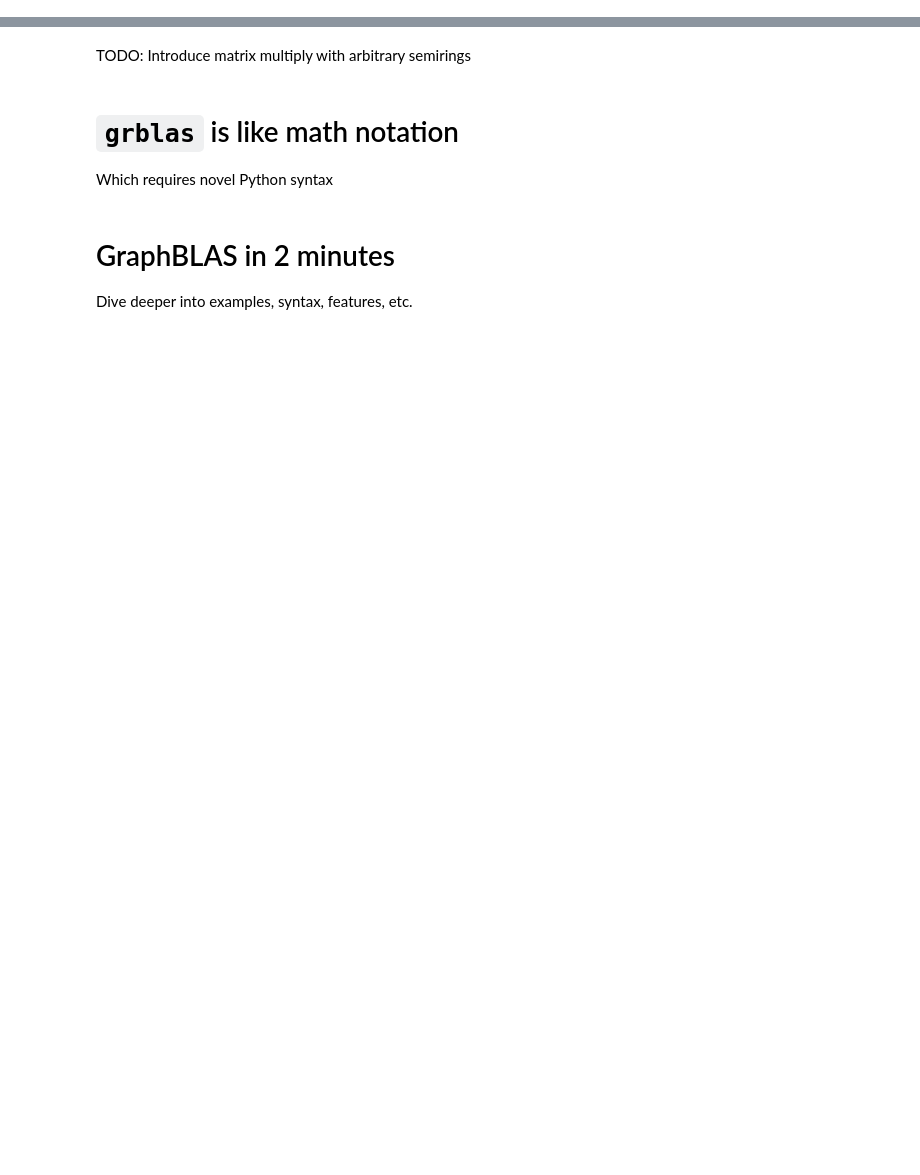
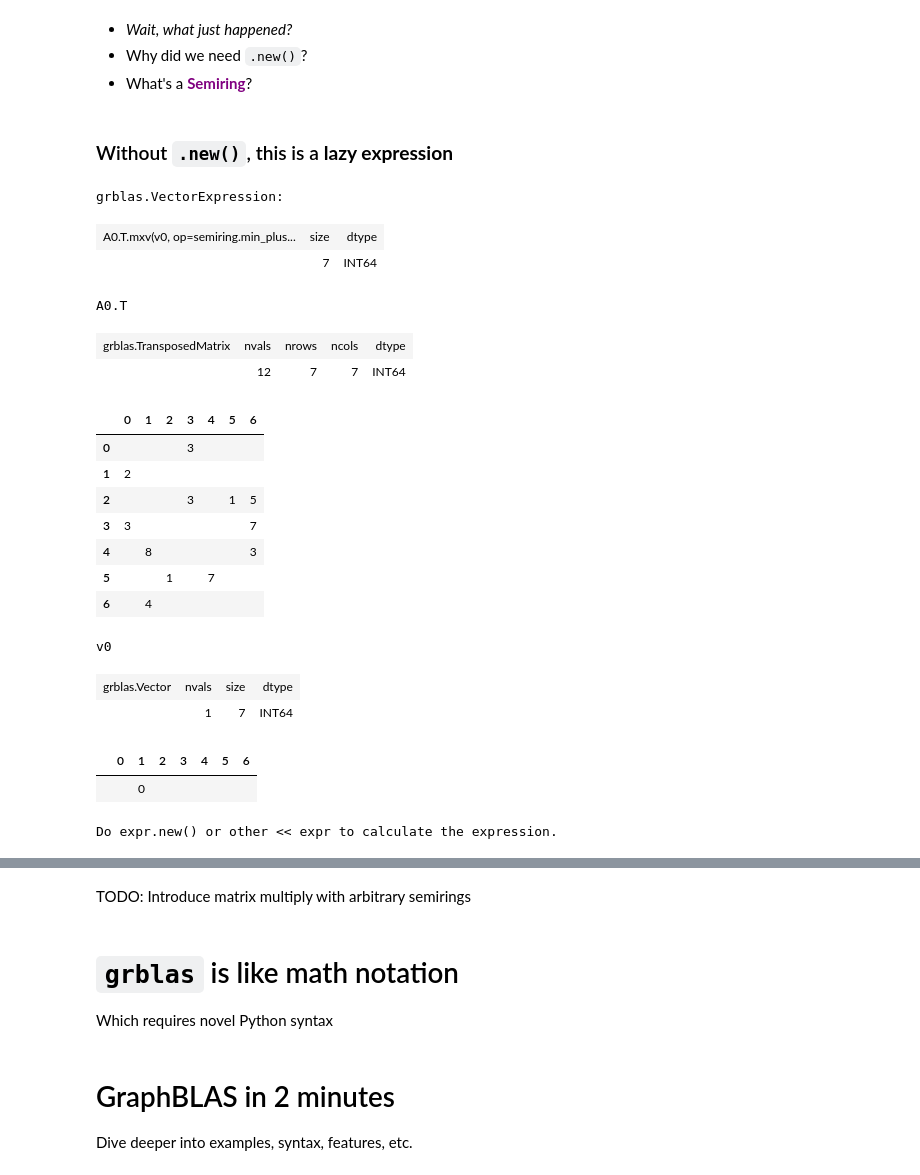
Before and after one commit to eriknw/graphblas_poster, a Jupyter notebook: graphblas_poster.ipynb, the cells around one changed output, grey strips where cells are left out. Saved outputs shown, nothing was run; the diff lists cells and outputs as text; code cells hidden in the pictures; blank space fills up the shorter version.

```diff
--- a/graphblas_poster.ipynb
+++ b/graphblas_poster.ipynb
@@ -15,0 +66,29 @@ from grblas import Matrix, Vector, Recorder
+# %% [markdown]
+- *Wait, what just happened?*
+- Why did we need `.new()`?
+- What's a <span style="color:purple"><b>Semiring</b></span>?
+# %% [markdown]
+### Without `.new()`, this is a **lazy expression**
+# %%
+semiring.min_plus(A.T @ v)  # Click me too!
+# %% [output]
+grblas.VectorExpression:
+| A0.T.mxv(v0, op=semiring.min_plus... | size | dtype |
+|  | 7 | INT64 |
+A0.T
+| grblas.TransposedMatrix | nvals | nrows | ncols | dtype |
+|  | 12 | 7 | 7 | INT64 |
+|  | 0 | 1 | 2 | 3 | 4 | 5 | 6 |
+| 0 |  |  |  | 3 |  |  |  |
+| 1 | 2 |  |  |  |  |  |  |
+| 2 |  |  |  | 3 |  | 1 | 5 |
+| 3 | 3 |  |  |  |  |  | 7 |
+| 4 |  | 8 |  |  |  |  | 3 |
+| 5 |  |  | 1 |  | 7 |  |  |
+| 6 |  | 4 |  |  |  |  |  |
+v0
+| grblas.Vector | nvals | size | dtype |
+|  | 1 | 7 | INT64 |
+|  | 0 | 1 | 2 | 3 | 4 | 5 | 6 |
+|  |  | 0 |  |  |  |  |  |
+Do expr.new() or other << expr to calculate the expression.
```
Also changed, not shown: parts of 14 cells of this notebook, 1 other file.
